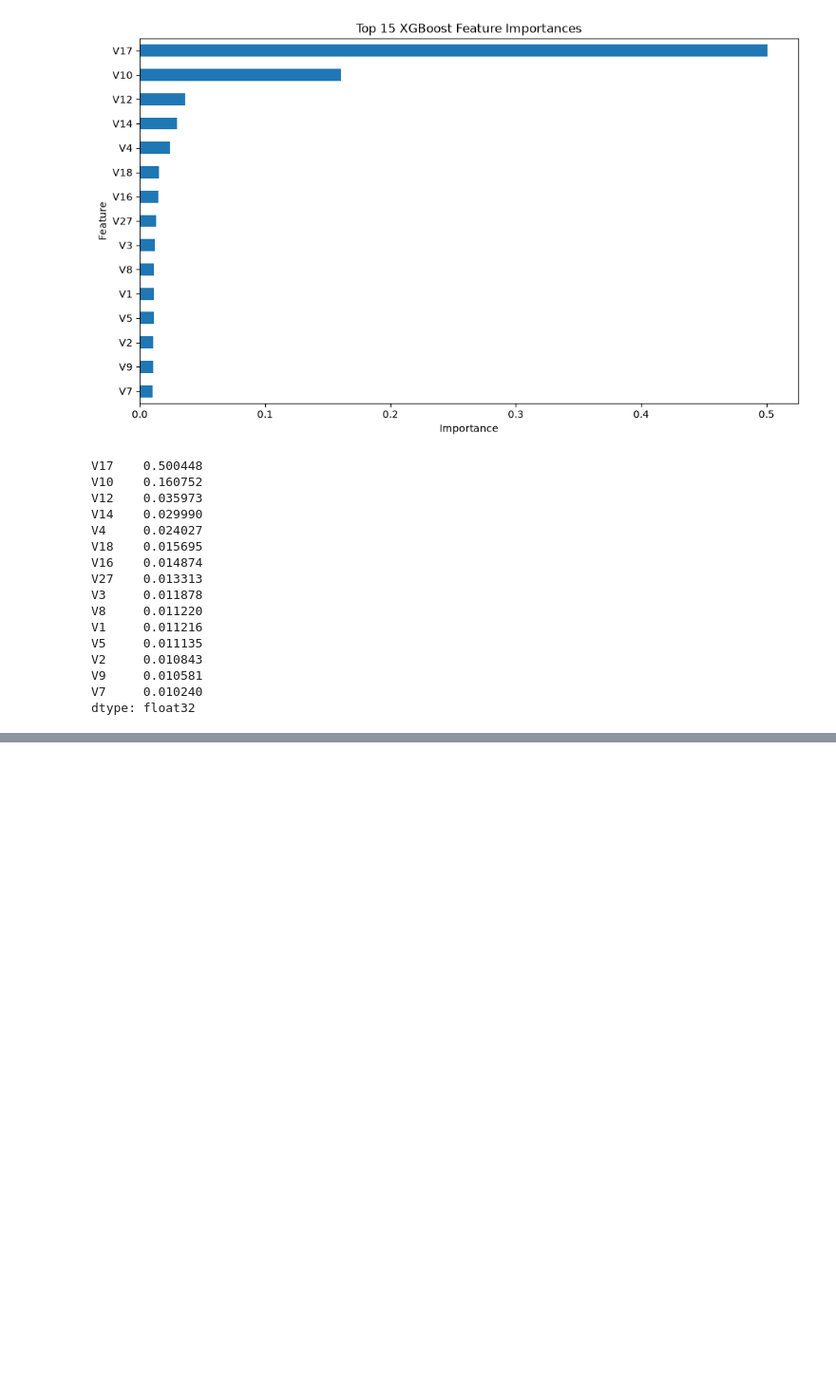
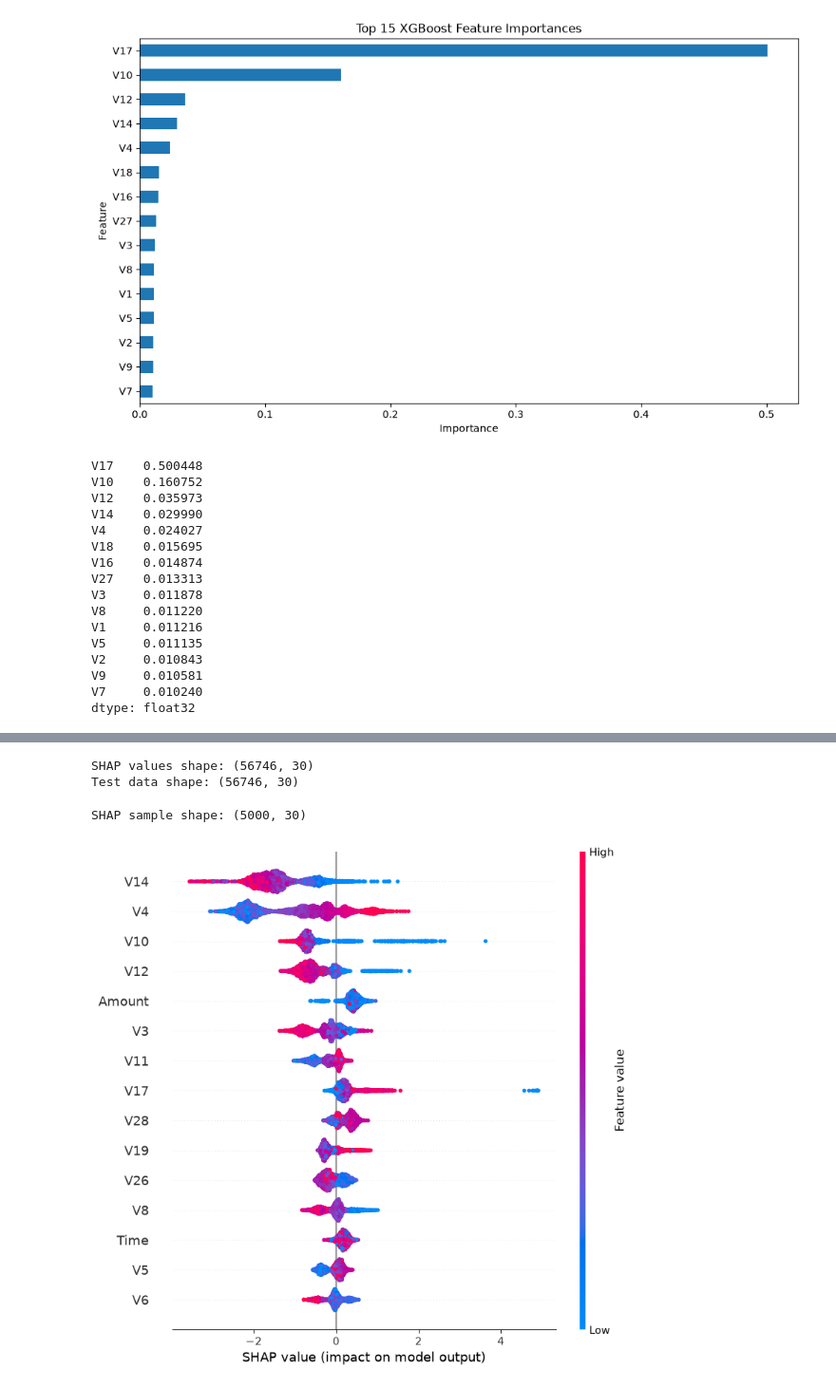
Before and after one commit to ad-Dinesh/credit-card-fraud-detection, a Jupyter notebook: notebooks/05_preprocessing_feature.ipynb, the cells around one changed output, grey strips where cells are left out. Shown at 95% size. Drawn from its saved outputs; the diff is of its cells as text; code cells hidden in the pictures; blank space fills up the shorter version.

```diff
--- a/notebooks/05_preprocessing_feature.ipynb
+++ b/notebooks/05_preprocessing_feature.ipynb
@@ -718,0 +744,2 @@ dtype: float32
+# %%
+explainer = shap.TreeExplainer(xgb_model)
@@ -718,0 +748,25 @@ dtype: float32
+# %%
+print("SHAP values shape:", shap_values.shape)
+print("Test data shape:", X_test.shape)
+# %% [output]
+SHAP values shape: (56746, 30)
+Test data shape: (56746, 30)
+# %%
+X_shap = X_test.sample(
+    n=min(5000, len(X_test)),
+    random_state=42
+)
+
+print("SHAP sample shape:", X_shap.shape)
+# %% [output]
+SHAP sample shape: (5000, 30)
+# %%
+shap_values_sample = explainer.shap_values(X_shap)
+# %%
+shap.summary_plot(
+    shap_values_sample,
+    X_shap,
+    max_display=15
+)
+# %% [output]
+[figure, added]
```
Also changed, not shown: parts of 11 cells of this notebook.
